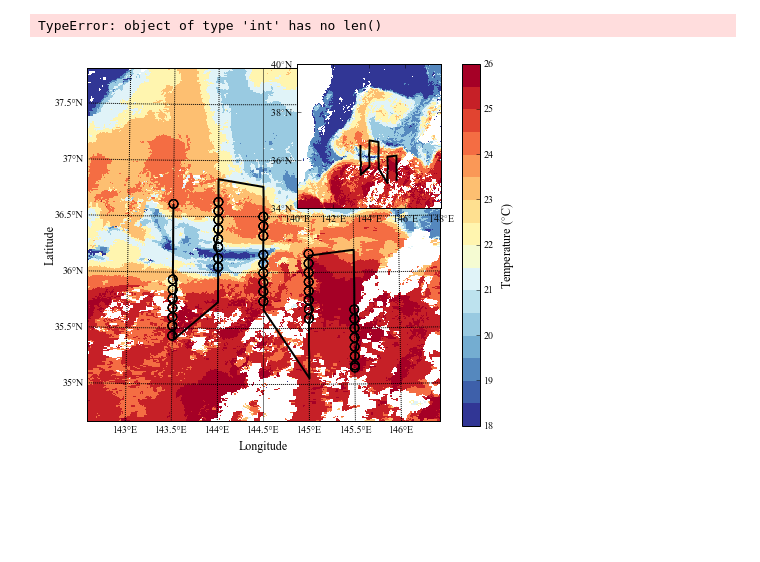
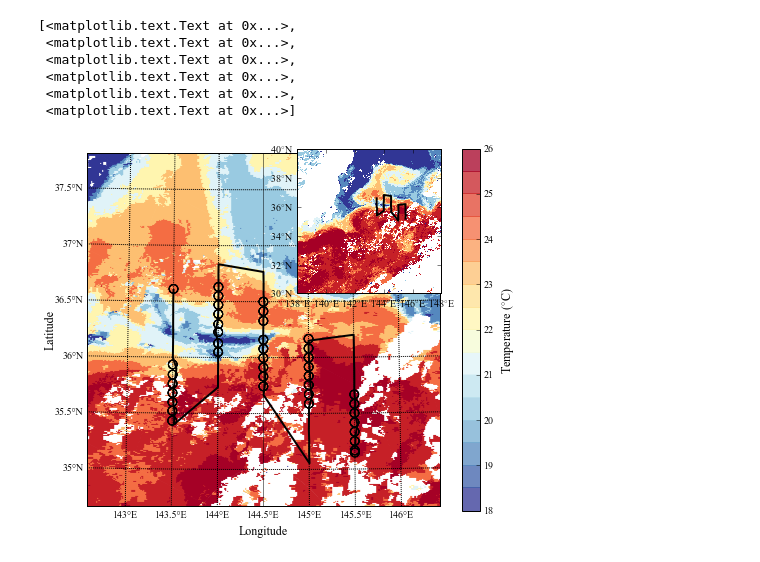
Before and after one commit to sophieclayton/ostreo_analysis, a Jupyter notebook: python_figures/figure1.ipynb, the cells around one changed output. Saved outputs shown, nothing was run; the diff lists cells and outputs as text; code cells hidden in the pictures; blank space fills up the shorter version.

```diff
--- a/python_figures/figure1.ipynb
+++ b/python_figures/figure1.ipynb
@@ -44,40 +70,45 @@ m.fillcontinents(color='grey',lake_color='white')
 
 palette = plt.get_cmap('RdYlBu_r',16)
 palette.set_bad('w',1.0)
-im = m.pcolormesh(sst['loni'], sst['lati'], temp,shading = 'flat', cmap=palette, latlon=True, vmin= 18, vmax = 26)
+im = m.pcolormesh(sst['loni'], sst['lati'], temp,shading = 'flat', cmap=palette, latlon=True, vmin= 18, vmax = 26, alpha = 0.75)
 x,y = m(botlon,botlat)
 m.scatter(x,y,s=75,facecolors='none', edgecolors='k')
 xx,xy = m(xbtlon,xbtlat)
 m.plot(xx,xy, 'k',linewidth=2)
 
 m.drawparallels(np.arange(30,50,0.5),labels=[1,0,0,0])
 m.drawmeridians(np.arange(138,153,0.5),labels=[1,1,0,1])
 
 cb = plt.colorbar(im, shrink=.75)
 cb.set_label(label=r'Temperature ($^{\circ}$C)',fontsize=12)
 
 plt.xlabel(r'Longitude', fontsize=12, labelpad=20)
 plt.ylabel(r'Latitude', fontsize=12, labelpad=30)
 
 plt.tick_params(axis='left', which='major', labelsize=12, pad = 20)
 
 # add inset with larger scale map
 ax = plt.subplot(1,1,1)
 ax2 = inset_axes(ax, width=2, height=2,  loc=3,
                  bbox_to_anchor=(0.51, 0.56),
                  bbox_transform=ax.figure.transFigure)
 
 ax2.pcolormesh(sst['loni'], sst['lati'], temp,shading = 'flat', cmap=palette, vmin= 18, vmax = 26)
 ax2.plot(xbtlon,xbtlat, 'k',linewidth=2)
 
-ax2.set_xlim([140, 148])
-ax2.set_ylim([34, 40])
-ax2.set_yticks([34, 36, 38, 40])
-ax2.set_yticklabels([r'34$^{\circ}$N', r'36$^{\circ}$N', r'38$^{\circ}$N', r'40$^{\circ}$N'])
-ax2.set_xticks([140, 142, 144, 146, 148])
-ax2.set_xticklabels([r'140$^{\circ}$E',r'142$^{\circ}$E',r'144$^{\circ}$E',r'146$^{\circ}$E',r'148$^{\circ}$E'])
+ax2.set_xlim([138, 148])
+ax2.set_ylim([30, 40])
+ax2.set_yticks([30, 32, 34, 36, 38, 40])
+ax2.set_yticklabels([r'30$^{\circ}$N',r'32$^{\circ}$N',r'34$^{\circ}$N', r'36$^{\circ}$N', r'38$^{\circ}$N', r'40$^{\circ}$N'])
+ax2.set_xticks([138,140, 142, 144, 146, 148])
+ax2.set_xticklabels([r'138$^{\circ}$E',r'140$^{\circ}$E',r'142$^{\circ}$E',r'144$^{\circ}$E',r'146$^{\circ}$E',r'148$^{\circ}$E'])
 
-fig1.savefig('/Users/sclayton/Desktop/LO_fig1.tiff', format='tiff', dpi=600)
+#fig1.savefig('/Users/sclayton/Desktop/LO_fig1.tiff', format='tiff', dpi=600)
 # %% [output]
-TypeError: object of type 'int' has no len()
+[<matplotlib.text.Text at 0x...>,
+ <matplotlib.text.Text at 0x...>,
+ <matplotlib.text.Text at 0x...>,
+ <matplotlib.text.Text at 0x...>,
+ <matplotlib.text.Text at 0x...>,
+ <matplotlib.text.Text at 0x...>]
-[figure, old version]
+[figure, new version]
```
Also changed, not shown: parts of 2 cells of this notebook, 1 other file.
